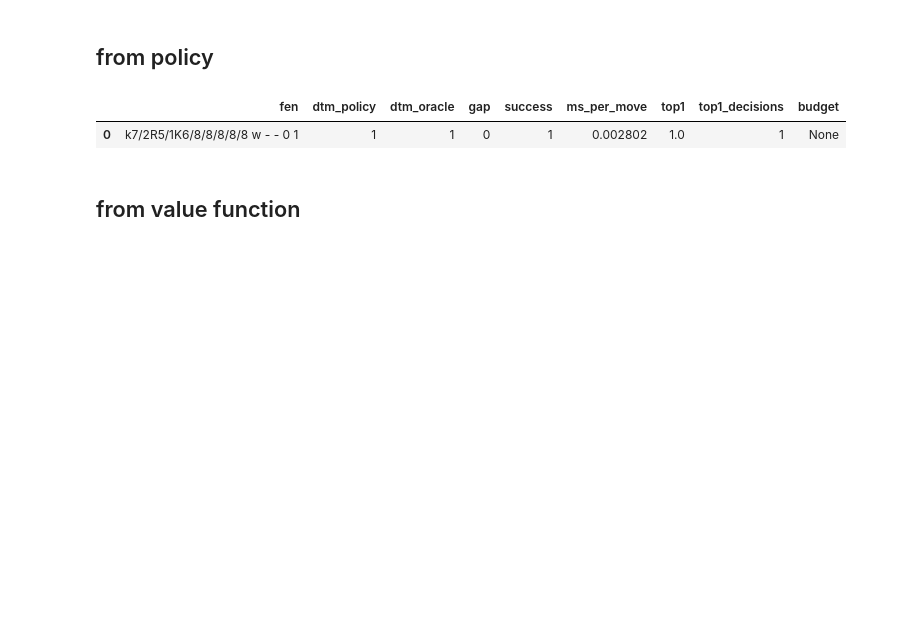
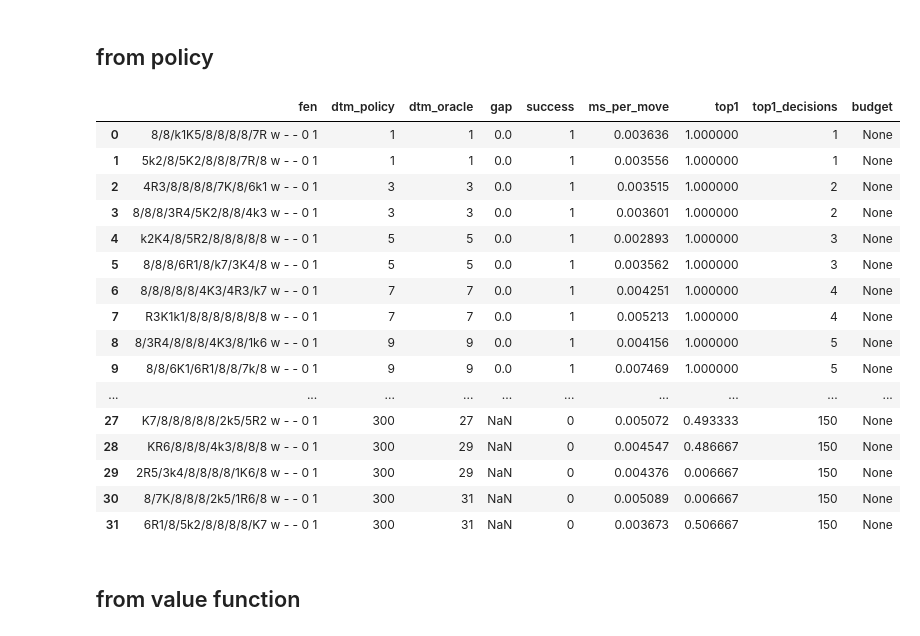
Before and after one commit to giovanni-lucarelli/chess, a Jupyter notebook: python/chessrl/eval/analysis.ipynb, the cells around one changed output. Cells and saved outputs as stored; diff of their text form; code cells hidden in the pictures; blank space fills up the shorter version.

Commit message:
fixed evaluate and tested value iteration: it works!

```diff
--- a/python/chessrl/eval/analysis.ipynb
+++ b/python/chessrl/eval/analysis.ipynb
@@ -16,8 +16,8 @@ from chessrl.utils.io import load_vf_parquet, load_policy_jsonl
 # %%
-TB_PATH = "../../../syzygy-tables/"
+TB_PATH = "../../../tablebase/krk/"
 
 # dtm oracle
-dtz_oracle = pd.read_csv(TB_PATH + "/krk_dtz.csv").set_index("fen")["dtz"].to_dict()
+dtz_oracle = pd.read_csv(TB_PATH + "krk_full.csv").set_index("fen")["dtz"].to_dict()
 dtm_oracle = lambda fen: abs(int(dtz_oracle[fen]))
 
 # optimal moves source
@@ -40,20 +40,49 @@ KeyboardInterrupt:
 # %% [markdown]
 ## from policy
 # %%
-policy_map = load_policy_jsonl("../../../artifacts/policies/vi_krk_greedy.jsonl")
+# choose version to test
+policy_map = load_policy_jsonl("../../../artifacts/policies/vi_krk_greedy_intermediate_13.jsonl")
 
 #simple mate in one endgame
-test_fens = ["k7/2R5/1K6/8/8/8/8/8 w - - 0 1"]
+test_fens = ["k7/2R5/1K6/8/8/8/8/8 w - - 0 1",
+             "6k1/8/6K1/8/8/8/1R6/8 w - - 0 1",
+            "6k1/8/8/6K1/8/8/1R6/8 w - - 0 1",
+            "8/1k6/3R4/8/8/4K3/8/8 w - - 0 1",
+            "8/8/8/8/8/8/4k3/3R2K1 w - - 0 1",
+            "7k/8/8/8/8/4R3/4K3/8 w - - 0 1",
+            "4k3/8/8/8/8/8/1R6/4K3 w - - 0 1",
+	        "8/8/8/4k3/8/3K4/8/1R6 w - - 0 1"]
 
-# print(policy_map[test_fens[0]])
-# print(opt_moves(test_fens[0]))
+# Load the test data
+test_df = pd.read_csv(TB_PATH + "krk_test.csv")
+
+# Calculate DTM (absolute value of DTZ)
+test_df['dtm'] = test_df['dtz'].abs()
+
+# Sample 2 positions for each unique DTM value
+test_fens = test_df.groupby('dtm').apply(lambda x: x.sample(min(2, len(x)), random_state=42)).reset_index(drop=True)["fen"]
 
 vi_agent = vi_move_from_policy_map(policy_map)
 df_vi     = evaluate(vi_agent,   test_fens, TB_PATH, dtm_oracle, optimal_moves=opt_moves)
 df_vi
 # %% [output]
 |  | fen | dtm_policy | dtm_oracle | gap | success | ms_per_move | top1 | top1_decisions | budget |
-| 0 | k7/2R5/1K6/8/8/8/8/8 w - - 0 1 | 1 | 1 | 0 | 1 | 0.002802 | 1.0 | 1 | None |
+| 0 | 8/8/k1K5/8/8/8/8/7R w - - 0 1 | 1 | 1 | 0.0 | 1 | 0.003636 | 1.000000 | 1 | None |
+| 1 | 5k2/8/5K2/8/8/8/7R/8 w - - 0 1 | 1 | 1 | 0.0 | 1 | 0.003556 | 1.000000 | 1 | None |
+| 2 | 4R3/8/8/8/8/7K/8/6k1 w - - 0 1 | 3 | 3 | 0.0 | 1 | 0.003515 | 1.000000 | 2 | None |
+| 3 | 8/8/8/3R4/5K2/8/8/4k3 w - - 0 1 | 3 | 3 | 0.0 | 1 | 0.003601 | 1.000000 | 2 | None |
+| 4 | k2K4/8/5R2/8/8/8/8/8 w - - 0 1 | 5 | 5 | 0.0 | 1 | 0.002893 | 1.000000 | 3 | None |
+| 5 | 8/8/8/6R1/8/k7/3K4/8 w - - 0 1 | 5 | 5 | 0.0 | 1 | 0.003562 | 1.000000 | 3 | None |
+| 6 | 8/8/8/8/8/4K3/4R3/k7 w - - 0 1 | 7 | 7 | 0.0 | 1 | 0.004251 | 1.000000 | 4 | None |
+| 7 | R3K1k1/8/8/8/8/8/8/8 w - - 0 1 | 7 | 7 | 0.0 | 1 | 0.005213 | 1.000000 | 4 | None |
+| 8 | 8/3R4/8/8/8/4K3/8/1k6 w - - 0 1 | 9 | 9 | 0.0 | 1 | 0.004156 | 1.000000 | 5 | None |
+| 9 | 8/8/6K1/6R1/8/8/7k/8 w - - 0 1 | 9 | 9 | 0.0 | 1 | 0.007469 | 1.000000 | 5 | None |
+| ... | ... | ... | ... | ... | ... | ... | ... | ... | ... |
+| 27 | K7/8/8/8/8/8/2k5/5R2 w - - 0 1 | 300 | 27 | NaN | 0 | 0.005072 | 0.493333 | 150 | None |
+| 28 | KR6/8/8/8/4k3/8/8/8 w - - 0 1 | 300 | 29 | NaN | 0 | 0.004547 | 0.486667 | 150 | None |
+| 29 | 2R5/3k4/8/8/8/8/1K6/8 w - - 0 1 | 300 | 29 | NaN | 0 | 0.004376 | 0.006667 | 150 | None |
+| 30 | 8/7K/8/8/8/2k5/1R6/8 w - - 0 1 | 300 | 31 | NaN | 0 | 0.005089 | 0.006667 | 150 | None |
+| 31 | 6R1/8/5k2/8/8/8/8/K7 w - - 0 1 | 300 | 31 | NaN | 0 | 0.003673 | 0.506667 | 150 | None |
 # %% [markdown]
 ## from value function
 # %%
```
Also changed, not shown: parts of 2 cells of this notebook, 3 other files.
